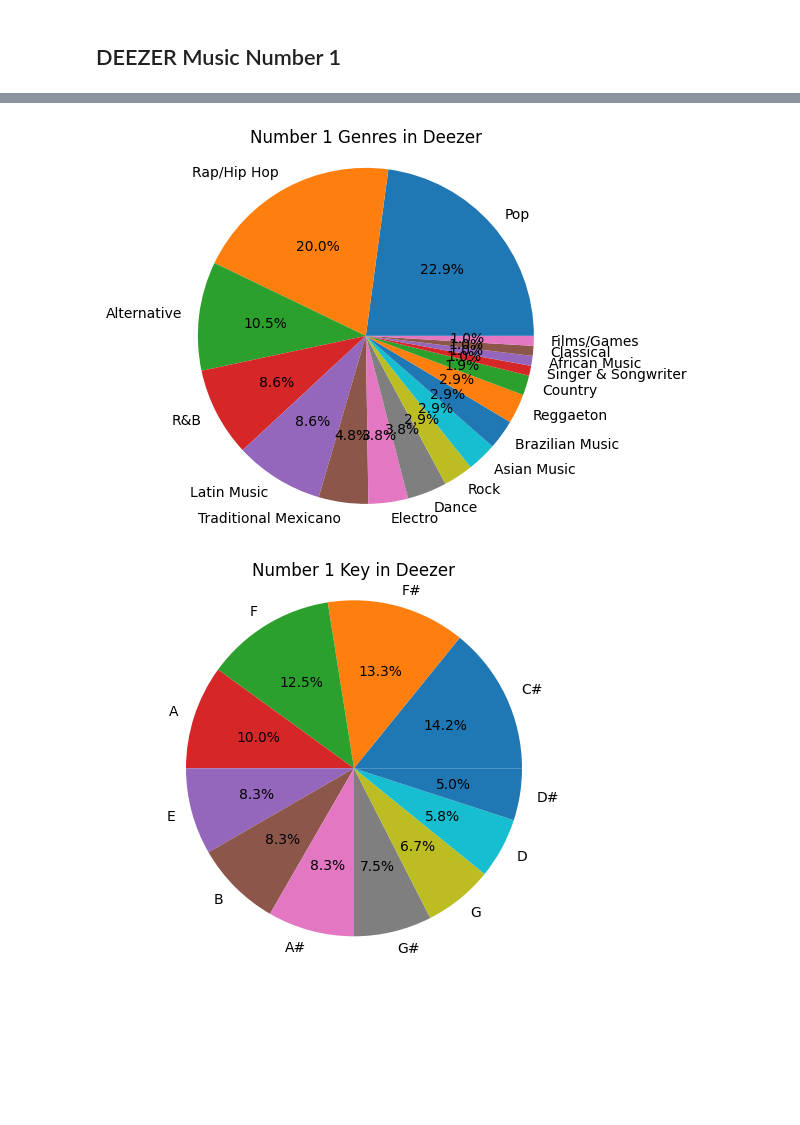
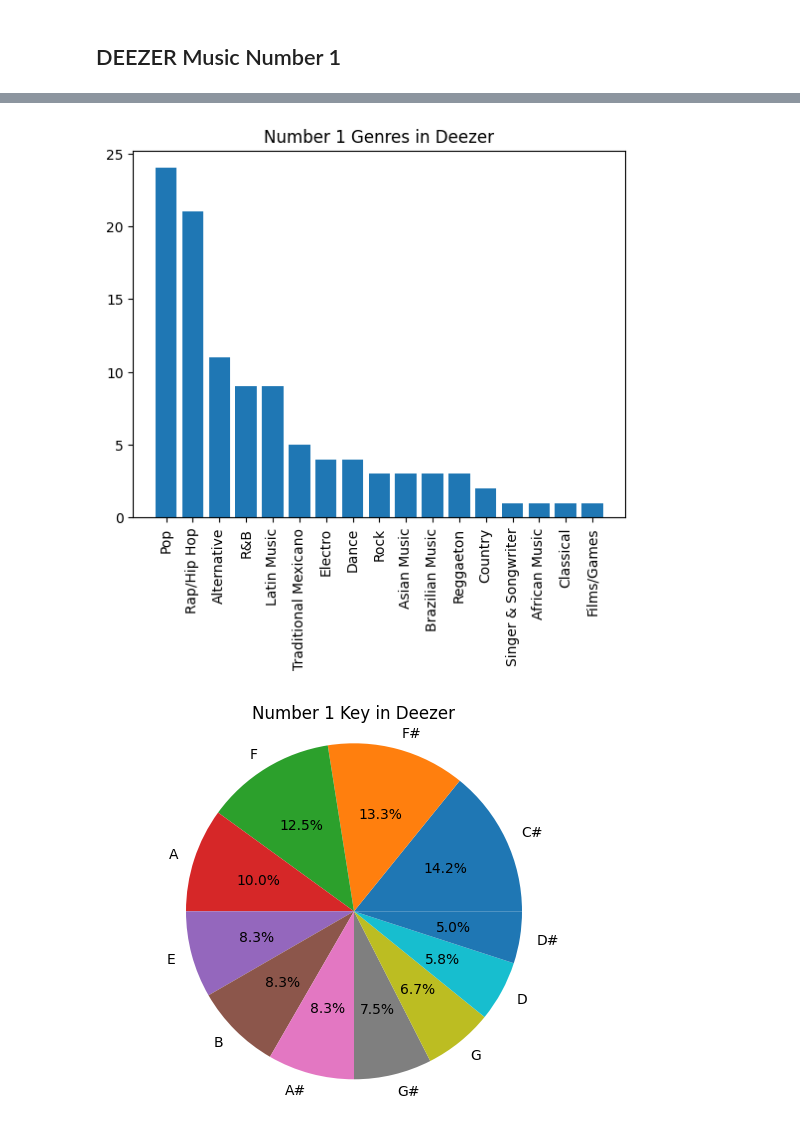
Before and after one commit to alaa-aleryani/Project_1, a Jupyter notebook: music.ipynb, the cells around one changed output, grey strips where cells are left out. Cells and saved outputs as stored; diff of their text form; code cells hidden in the pictures; blank space fills up the shorter version.

```diff
--- a/music.ipynb
+++ b/music.ipynb
@@ -358,12 +448,12 @@ no1_deezer.head()
 # %%
 ## Make a pie graph for deezer no 1 music genre
 no1_deezer_genre= no1_deezer["Deezer Genre"].value_counts()
-plt.pie(no1_deezer_genre, labels=no1_deezer_genre.index, autopct='%1.1f%%')
-plt.axis("equal")
+plt.bar(no1_deezer_genre.index,no1_deezer_genre)
 plt.title("Number 1 Genres in Deezer")
+plt.xticks(rotation=90)
 plt.show()
 # %% [output]
-[figure, old version]
+[figure, new version]
 # %%
 # Make a pie graph for deezer no 1 key
 no1_deezer_key= no1_deezer["key"].value_counts()
```
Also changed, not shown: parts of 14 cells of this notebook.
